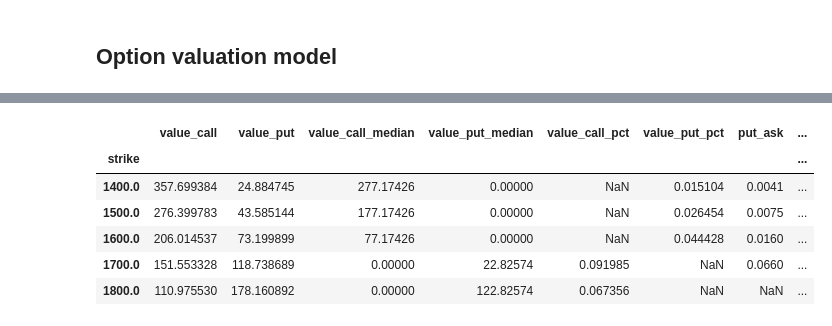
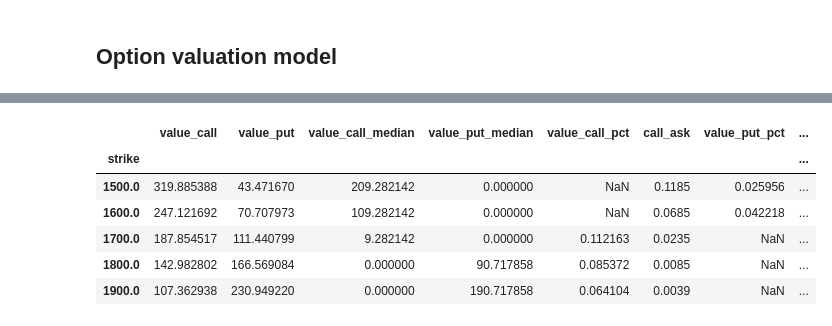
Before and after one commit to chris-ch/ethereum-prices, a Jupyter notebook: analyse-prices.ipynb, the cells around one changed output, grey strips where cells are left out. Cells and saved outputs as stored; diff of their text form; code cells hidden in the pictures.

```diff
--- a/analyse-prices.ipynb
+++ b/analyse-prices.ipynb
@@ -59,25 +101,15 @@ daily_prices = prices_df.groupby(prices_df.index.date)['open'].first()
 # %% [markdown]
 ## Input parameters here
 # %%
-TARGET_EXPIRY = date(2023, 9, 15)
+target_period_days = 21
+instrument_code = 'ETH'
 
-remaining_days = (TARGET_EXPIRY - date.today()).days
 
-instrument_code = 'ETH'
 headers = {"Content-Type": "application/json"}
 base_url = 'https://www.deribit.com/api/v2/public'
-get_current_price = f"{base_url}/get_index_price?index_name=eth_usd"
-response_current_price = requests.get(get_current_price, headers=headers)
-
-if response_current_price.status_code != 200:
-    raise IOError(f'request failed with error {response_current_price.status_code}')
-
-current_price = response_current_price.json()['result']['index_price']
 
 get_options = f"{base_url}/get_instruments?currency={instrument_code}&kind=option&expired=false"
-
 response_options = requests.get(get_options, headers=headers)
-
 if response_options.status_code != 200:
     raise IOError(f'request failed with error {response_options.status_code}')
 
@@ -89,6 +121,17 @@ for option in result:
         puts[(option['strike'], datetime.fromtimestamp(option['expiration_timestamp'] / 1000).date())] = option['instrument_id']
     elif option['option_type'] == 'call':
         calls[(option['strike'], datetime.fromtimestamp(option['expiration_timestamp'] / 1000).date())] = option['instrument_id']
+
+target_expiry = min({k[1] for k in puts.keys()}, key=lambda d: abs(d - (date.today() + timedelta(days=target_period_days))))
+
+get_current_price = f"{base_url}/get_index_price?index_name={instrument_code.lower()}_usd"
+response_current_price = requests.get(get_current_price, headers=headers)
+
+if response_current_price.status_code != 200:
+    raise IOError(f'request failed with error {response_current_price.status_code}')
+
+current_price = response_current_price.json()['result']['index_price']
+remaining_days = (target_expiry - date.today()).days
 # %% [markdown]
 ## Draw-down probability
 # %%
@@ -201,2 +242,0 @@ df[['call_value_pct_4']].plot(figsize=(12,3))
-# %%
-df['call_value_pct_4'].add(df['put_value_pct_2']).plot(figsize=(12,3))
@@ -213,41 +250,42 @@ def load_bid_ask(options, strike: float, expiry: date) -> Tuple[float, float]:
         raise IOError(f'request failed with error {response_bid_ask.status_code}')
 
     bid_ask = response_bid_ask.json()['result']
     bid = ask = None
     if 'bids' in bid_ask and bid_ask['bids'] and bid_ask['bids'][0] and bid_ask['bids'][0][0]:
         bid = bid_ask['bids'][0][0]
     if 'asks' in bid_ask and bid_ask['asks'] and bid_ask['asks'][0] and bid_ask['asks'][0][0]:
         ask = bid_ask['asks'][0][0]
     return bid, ask
 
 option_chain = list()
 for count, strike_price in enumerate(strike_prices, start=1):
-    put_bid, put_ask = load_bid_ask(puts, strike_price, TARGET_EXPIRY)
-    call_bid, call_ask = load_bid_ask(calls, strike_price, TARGET_EXPIRY)
+    put_bid, put_ask = load_bid_ask(puts, strike_price, target_expiry)
+    call_bid, call_ask = load_bid_ask(calls, strike_price, target_expiry)
     strike_data = {
         'strike': strike_price,
         'value_call': df[f'call_value_pct_{count}'].mean() * current_price,
         'value_put': df[f'put_value_pct_{count}'].mean() * current_price,
         'value_call_median': df[f'call_value_pct_{count}'].quantile(0.5) * current_price,
         'value_put_median': df[f'put_value_pct_{count}'].quantile(0.5) * current_price,
         'value_call_pct': df[f'call_value_pct_{count}'].mean(),
+        'call_ask': call_ask,
         'value_put_pct': df[f'put_value_pct_{count}'].mean(),
-        'call_ask': call_ask,
         'put_ask': put_ask
     }
     if strike_price < current_price:
         strike_data['value_call_pct'] = None
     if strike_price > current_price:
         strike_data['value_put_pct'] = None
 
     option_chain.append(strike_data)
 
-pandas.DataFrame(option_chain).set_index('strike').sort_index()
+option_chain_df = pandas.DataFrame(option_chain).set_index('strike').sort_index()
+option_chain_df
 # %% [output]
-|  | value_call | value_put | value_call_median | value_put_median | value_call_pct | value_put_pct | put_ask | ... |
+|  | value_call | value_put | value_call_median | value_put_median | value_call_pct | call_ask | value_put_pct | ... |
 | strike |  |  |  |  |  |  |  | ... |
-| 1400.0 | 357.699384 | 24.884745 | 277.17426 | 0.00000 | NaN | 0.015104 | 0.0041 | ... |
-| 1500.0 | 276.399783 | 43.585144 | 177.17426 | 0.00000 | NaN | 0.026454 | 0.0075 | ... |
-| 1600.0 | 206.014537 | 73.199899 | 77.17426 | 0.00000 | NaN | 0.044428 | 0.0160 | ... |
-| 1700.0 | 151.553328 | 118.738689 | 0.00000 | 22.82574 | 0.091985 | NaN | 0.0660 | ... |
-| 1800.0 | 110.975530 | 178.160892 | 0.00000 | 122.82574 | 0.067356 | NaN | NaN | ... |
+| 1500.0 | 319.885388 | 43.471670 | 209.282142 | 0.000000 | NaN | 0.1185 | 0.025956 | ... |
+| 1600.0 | 247.121692 | 70.707973 | 109.282142 | 0.000000 | NaN | 0.0685 | 0.042218 | ... |
+| 1700.0 | 187.854517 | 111.440799 | 9.282142 | 0.000000 | 0.112163 | 0.0235 | NaN | ... |
+| 1800.0 | 142.982802 | 166.569084 | 0.000000 | 90.717858 | 0.085372 | 0.0085 | NaN | ... |
+| 1900.0 | 107.362938 | 230.949220 | 0.000000 | 190.717858 | 0.064104 | 0.0039 | NaN | ... |
```
Also changed, not shown: parts of 15 cells of this notebook.
